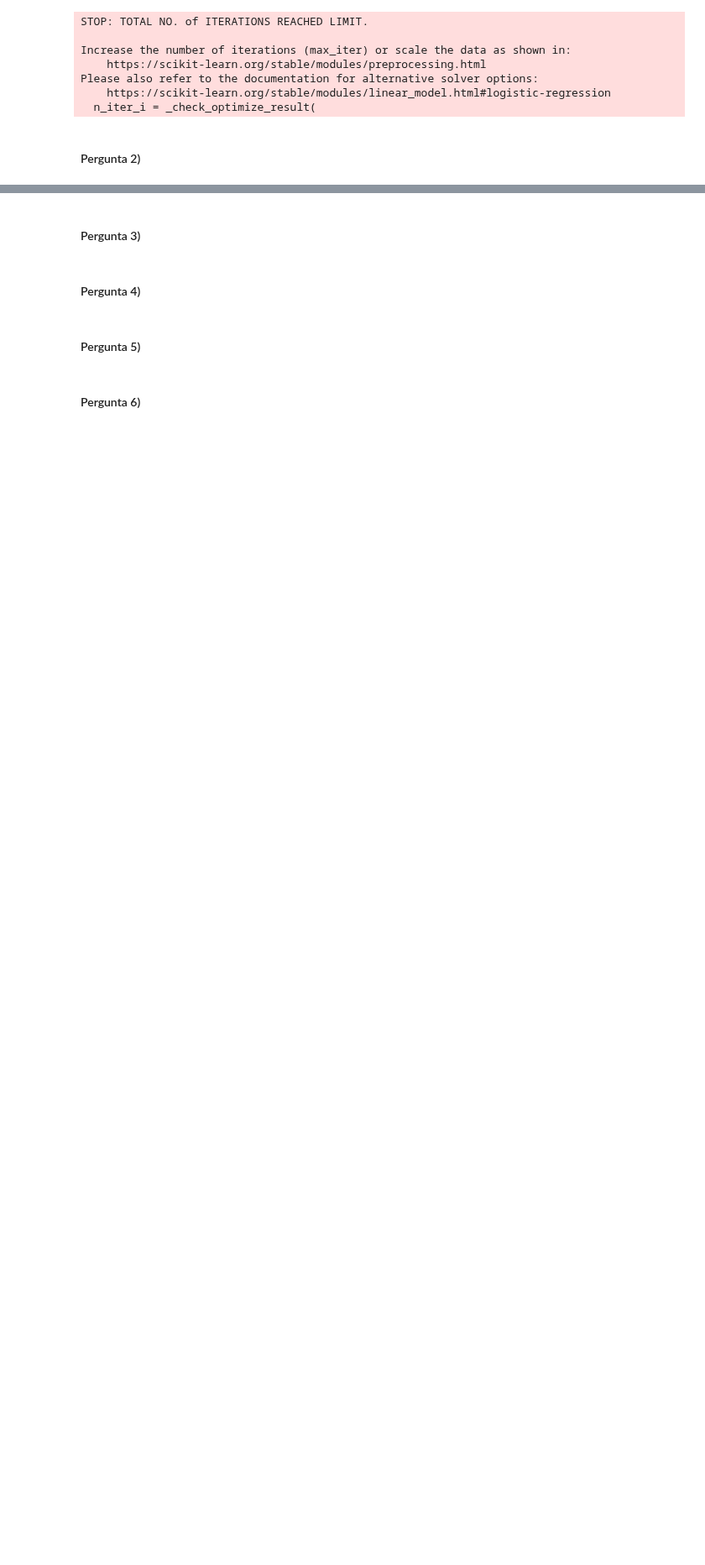
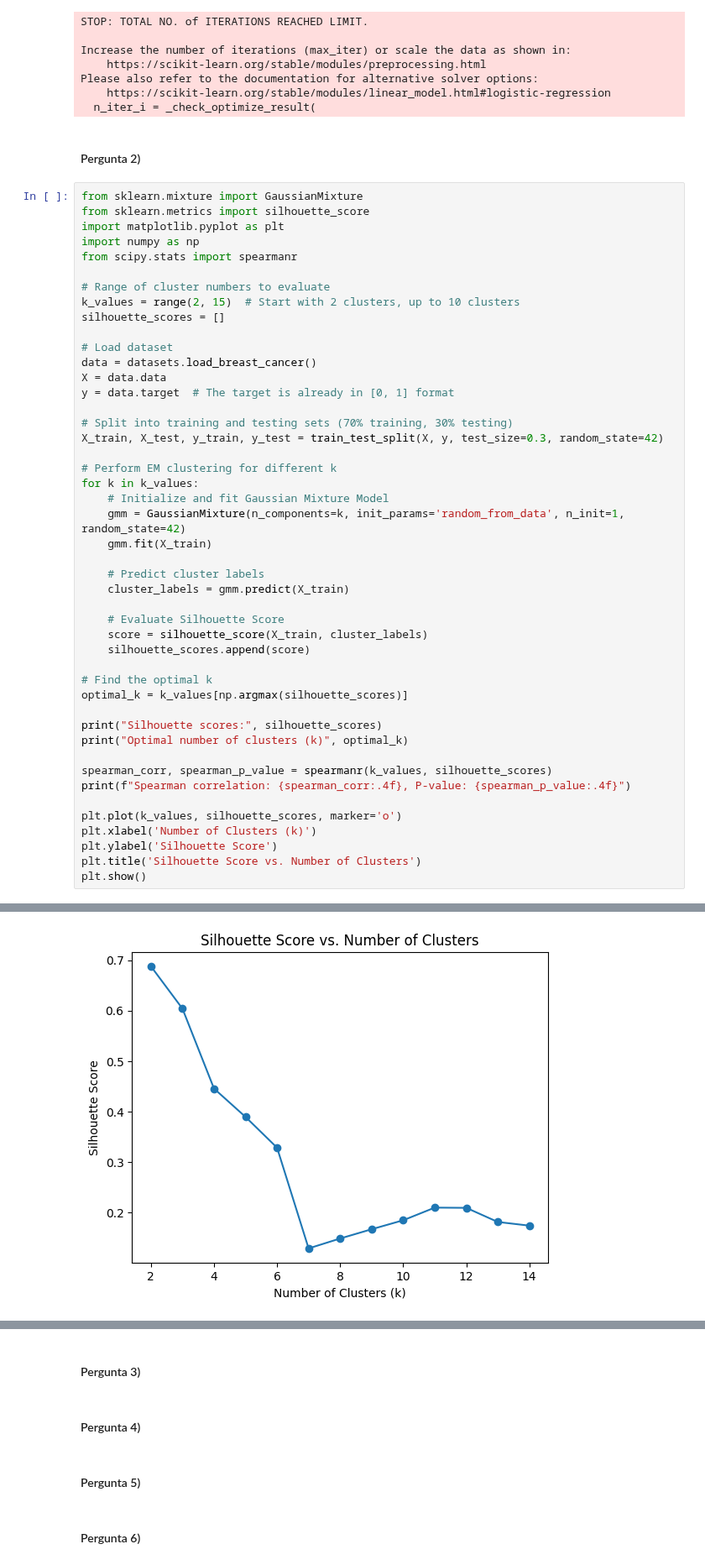
Before and after one commit to leocfig/Apren-24-25, a Jupyter notebook: Award/G041_notebook.ipynb, the cells around one changed output, grey strips where cells are left out. Shown at 84% size. Drawn from its saved outputs; the diff is of its cells as text; blank space fills up the shorter version.

```diff
--- a/Award/G041_notebook.ipynb
+++ b/Award/G041_notebook.ipynb
@@ -49,3 +49,50 @@ Please also refer to the documentation for alternative solver options:
   n_iter_i = _check_optimize_result(
 # %% [markdown]
 #### Pergunta 2)
+# %%
+from sklearn.mixture import GaussianMixture
+from sklearn.metrics import silhouette_score
+import matplotlib.pyplot as plt
+import numpy as np
+from scipy.stats import spearmanr
+
+# Range of cluster numbers to evaluate
+k_values = range(2, 15)  # Start with 2 clusters, up to 10 clusters
+silhouette_scores = []
+
+# Load dataset
+data = datasets.load_breast_cancer()
+X = data.data
+y = data.target  # The target is already in [0, 1] format
+
+# Split into training and testing sets (70% training, 30% testing)
+X_train, X_test, y_train, y_test = train_test_split(X, y, test_size=0.3, random_state=42)
+
+# Perform EM clustering for different k
+for k in k_values:
+    # Initialize and fit Gaussian Mixture Model
+    gmm = GaussianMixture(n_components=k, init_params='random_from_data', n_init=1, random_state=42)
+    gmm.fit(X_train)
+
+    # Predict cluster labels
+    cluster_labels = gmm.predict(X_train)
+
+    # Evaluate Silhouette Score
+    score = silhouette_score(X_train, cluster_labels)
+    silhouette_scores.append(score)
+
+# Find the optimal k
+optimal_k = k_values[np.argmax(silhouette_scores)]
+
+print("Silhouette scores:", silhouette_scores)
+print("Optimal number of clusters (k)", optimal_k)
+
+spearman_corr, spearman_p_value = spearmanr(k_values, silhouette_scores)
+print(f"Spearman correlation: {spearman_corr:.4f}, P-value: {spearman_p_value:.4f}")
+
+plt.plot(k_values, silhouette_scores, marker='o')
+plt.xlabel('Number of Clusters (k)')
+plt.ylabel('Silhouette Score')
+plt.title('Silhouette Score vs. Number of Clusters')
+plt.show()
+# %% [output]
@@ -51,0 +102 @@ Please also refer to the documentation for alternative solver options:
+[figure, added]
```
Also changed, not shown: parts of 3 cells of this notebook.
